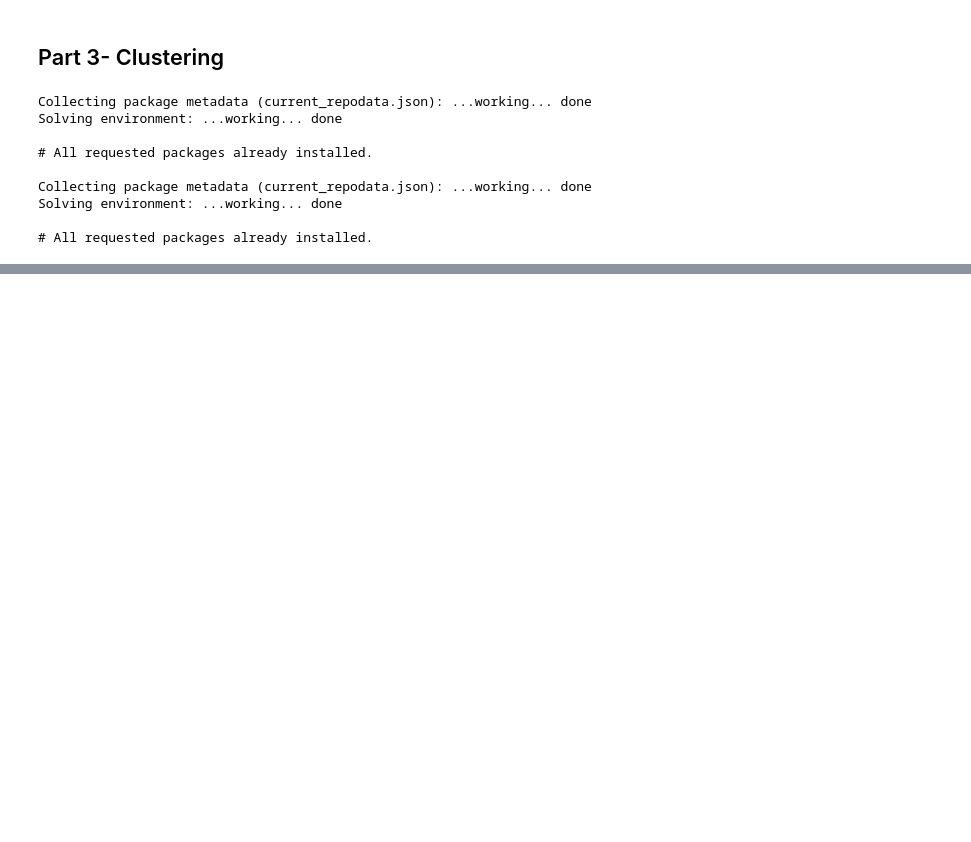
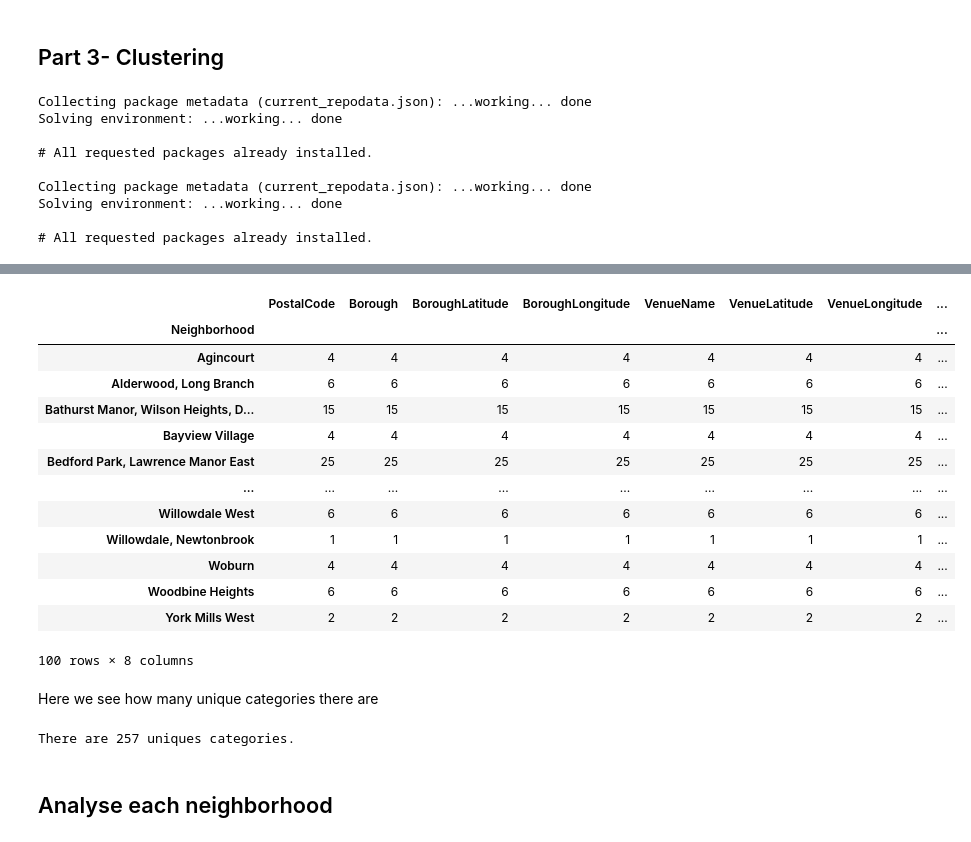
Before and after one commit to Shivesh21/Coursera_Capstone, a Jupyter notebook: Coursera Capstone.ipynb, the cells around one changed output, grey strips where cells are left out. Drawn from its saved outputs; the diff is of its cells as text; code cells hidden in the pictures; blank space fills up the shorter version.

```diff
--- a/Coursera Capstone.ipynb
+++ b/Coursera Capstone.ipynb
@@ -171,0 +239,3 @@ NameError: name 'neighborhoods_data' is not defined
+# %%
+results = requests.get(url).json()
+results
@@ -171,0 +274,34 @@ NameError: name 'neighborhoods_data' is not defined
+# %%
+venues = []
+for lat, long, post, borough, neighborhood in zip(df_grouped['Latitude'], df_grouped['Longitude'], df_grouped['PostalCode'], df_grouped['Borough'], df_grouped['Neighborhood']):
+    url = "https://api.foursquare.com/v2/venues/explore?client_id={}&client_secret={}&v={}&ll={},{}&radius={}&limit={}".format(
+        CLIENT_ID,
+        CLIENT_SECRET,
+        VERSION,
+        lat,
+        long,
+        RADIUS,
+        LIMIT)
+
+    results = requests.get(url).json()["response"]['groups'][0]['items']
+
+    for venue in results:
+        venues.append((
+            post,
+            borough,
+            neighborhood,
+            lat,
+            long,
+            venue['venue']['name'],
+            venue['venue']['location']['lat'],
+            venue['venue']['location']['lng'],
+            venue['venue']['categories'][0]['name']))
+# %%
+# convert the venues list into a new DataFrame
+venues_df = pd.DataFrame(venues)
+
+# define the column names
+venues_df.columns = ['PostalCode', 'Borough', 'Neighborhood', 'BoroughLatitude', 'BoroughLongitude', 'VenueName', 'VenueLatitude', 'VenueLongitude', 'VenueCategory']
+
+print(venues_df.shape)
+venues_df.head()
@@ -171,0 +316,25 @@ NameError: name 'neighborhoods_data' is not defined
+# %%
+venues_df.groupby('Neighborhood').count()
+# %% [output]
+|  | PostalCode | Borough | BoroughLatitude | BoroughLongitude | VenueName | VenueLatitude | VenueLongitude | ... |
+| Neighborhood |  |  |  |  |  |  |  | ... |
+| Agincourt | 4 | 4 | 4 | 4 | 4 | 4 | 4 | ... |
+| Alderwood, Long Branch | 6 | 6 | 6 | 6 | 6 | 6 | 6 | ... |
+| Bathurst Manor, Wilson Heights, D... | 15 | 15 | 15 | 15 | 15 | 15 | 15 | ... |
+| Bayview Village | 4 | 4 | 4 | 4 | 4 | 4 | 4 | ... |
+| Bedford Park, Lawrence Manor East | 25 | 25 | 25 | 25 | 25 | 25 | 25 | ... |
+| ... | ... | ... | ... | ... | ... | ... | ... | ... |
+| Willowdale West | 6 | 6 | 6 | 6 | 6 | 6 | 6 | ... |
+| Willowdale, Newtonbrook | 1 | 1 | 1 | 1 | 1 | 1 | 1 | ... |
+| Woburn | 4 | 4 | 4 | 4 | 4 | 4 | 4 | ... |
+| Woodbine Heights | 6 | 6 | 6 | 6 | 6 | 6 | 6 | ... |
+| York Mills West | 2 | 2 | 2 | 2 | 2 | 2 | 2 | ... |
+100 rows × 8 columns
+# %% [markdown]
+Here we see how many unique categories there are
+# %%
+print('There are {} uniques categories.'.format(len(venues_df['VenueCategory'].unique())))
+# %% [output]
+There are 257 uniques categories.
+# %% [markdown]
+## Analyse each neighborhood
```
Also changed, not shown: parts of 43 cells of this notebook.
